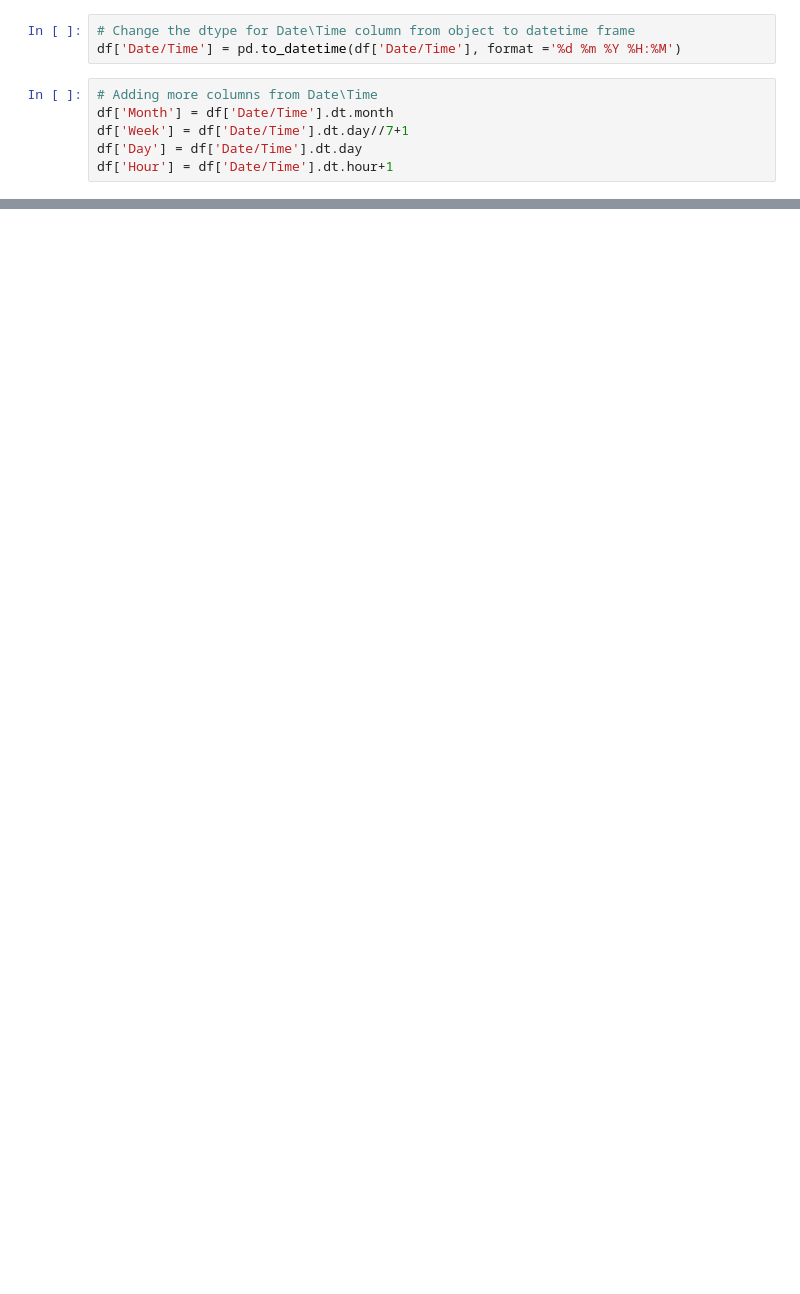
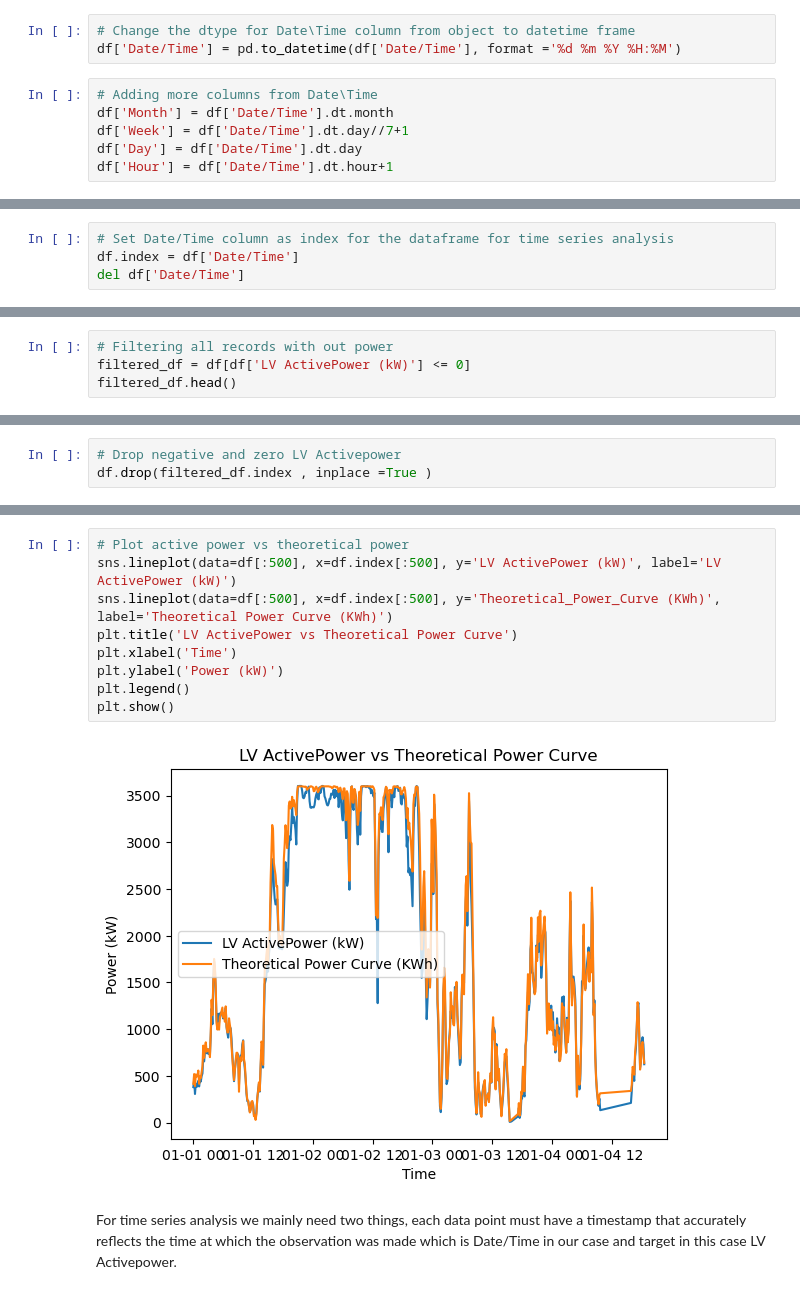
Before and after one commit to ermiyas-sidama/Wind_Energy_Analysis, a Jupyter notebook: Wind_Energy_Power_Analysis.ipynb, the cells around one changed output, grey strips where cells are left out. Saved outputs shown, nothing was run; the diff lists cells and outputs as text; blank space fills up the shorter version.

```diff
--- a/Wind_Energy_Power_Analysis.ipynb
+++ b/Wind_Energy_Power_Analysis.ipynb
@@ -135,0 +120,4 @@ corr_matrix
+# %%
+# Set Date/Time column as index for the dataframe for time series analysis
+df.index = df['Date/Time']
+del df['Date/Time']
@@ -135,0 +165,4 @@ corr_matrix
+# %%
+# Filtering all records with out power
+filtered_df = df[df['LV ActivePower (kW)'] <= 0]
+filtered_df.head()
@@ -135,0 +177,3 @@ corr_matrix
+# %%
+# Drop negative and zero LV Activepower
+df.drop(filtered_df.index , inplace =True )
@@ -135,0 +223,13 @@ corr_matrix
+# %%
+# Plot active power vs theoretical power
+sns.lineplot(data=df[:500], x=df.index[:500], y='LV ActivePower (kW)', label='LV ActivePower (kW)')
+sns.lineplot(data=df[:500], x=df.index[:500], y='Theoretical_Power_Curve (KWh)', label='Theoretical Power Curve (KWh)')
+plt.title('LV ActivePower vs Theoretical Power Curve')
+plt.xlabel('Time')
+plt.ylabel('Power (kW)')
+plt.legend()
+plt.show()
+# %% [output]
+[figure, added]
+# %% [markdown]
+For time series analysis we mainly need two things, each data point must have a timestamp that accurately reflects the time at which the observation was made which is Date/Time in our case and target in this case LV Activepower.
```
Also changed, not shown: parts of 94 cells of this notebook.
